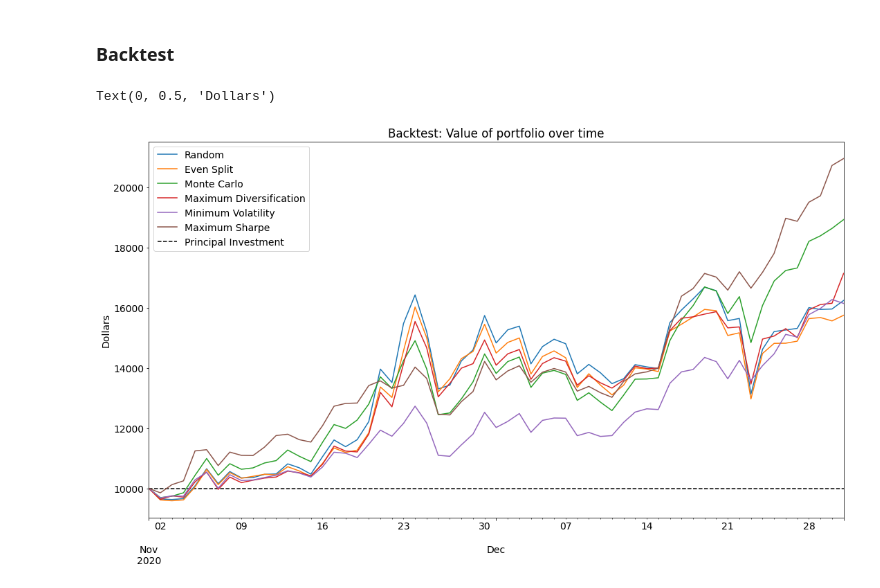
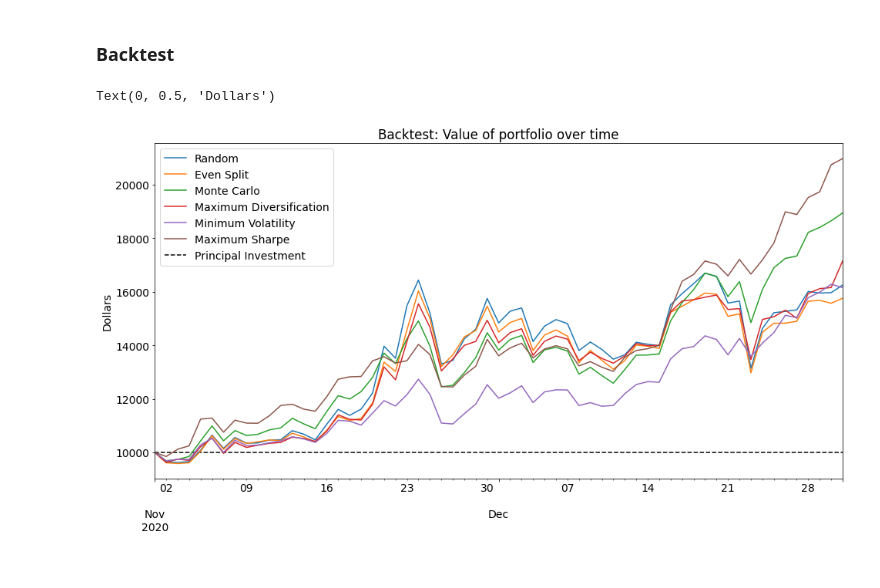
Before and after one commit to Dkashkett/crypto_portfolio_optimization, a Jupyter notebook: portfolio.ipynb, the cells around one changed output. Cells and saved outputs as stored; diff of their text form; code cells hidden in the pictures.

```diff
--- a/portfolio.ipynb
+++ b/portfolio.ipynb
@@ -415,11 +447,11 @@ def backtest(portfolio_list,start,end):
 # %%
 port_val_over_time = backtest(portfolio_list, start, end)
 # %%
-port_val_over_time.plot(figsize=(18,10))
+port_val_over_time.plot(figsize=(16,8))
 plt.hlines(y=10000, xmin=start, xmax=end, linestyles='--', label='Principal Investment')
 plt.legend()
 plt.title('Backtest: Value of portfolio over time')
 plt.ylabel('Dollars')
 # %% [output]
 Text(0, 0.5, 'Dollars')
-[figure, old version]
+[figure, new version]
```
Also changed, not shown: parts of 3 cells of this notebook.
